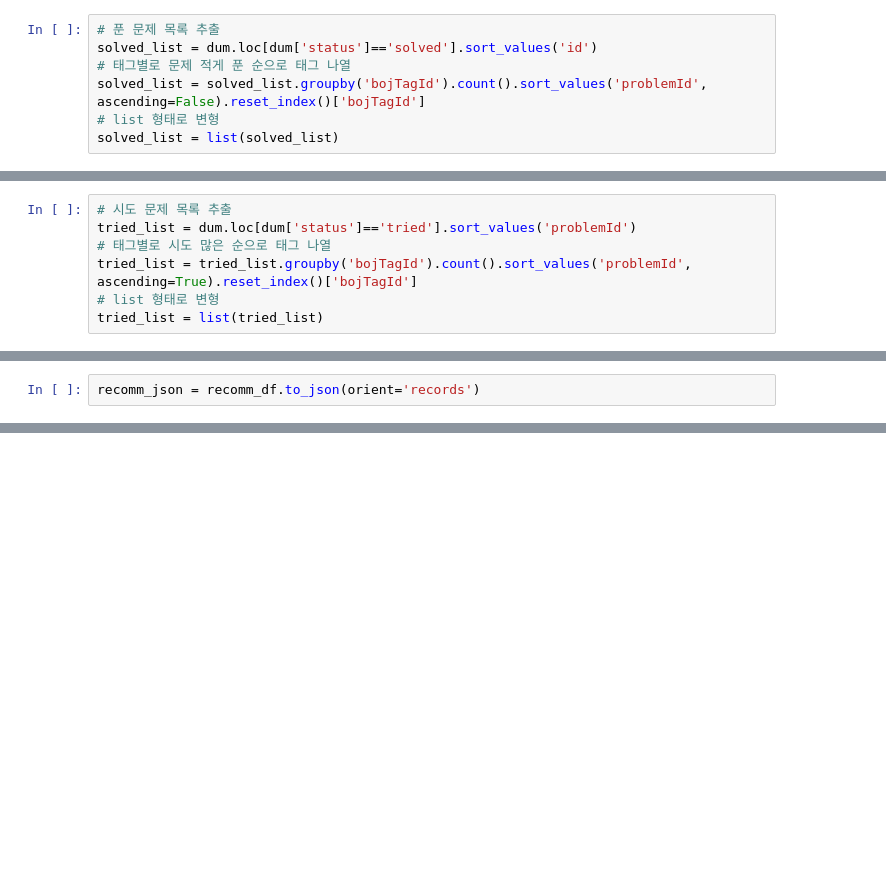
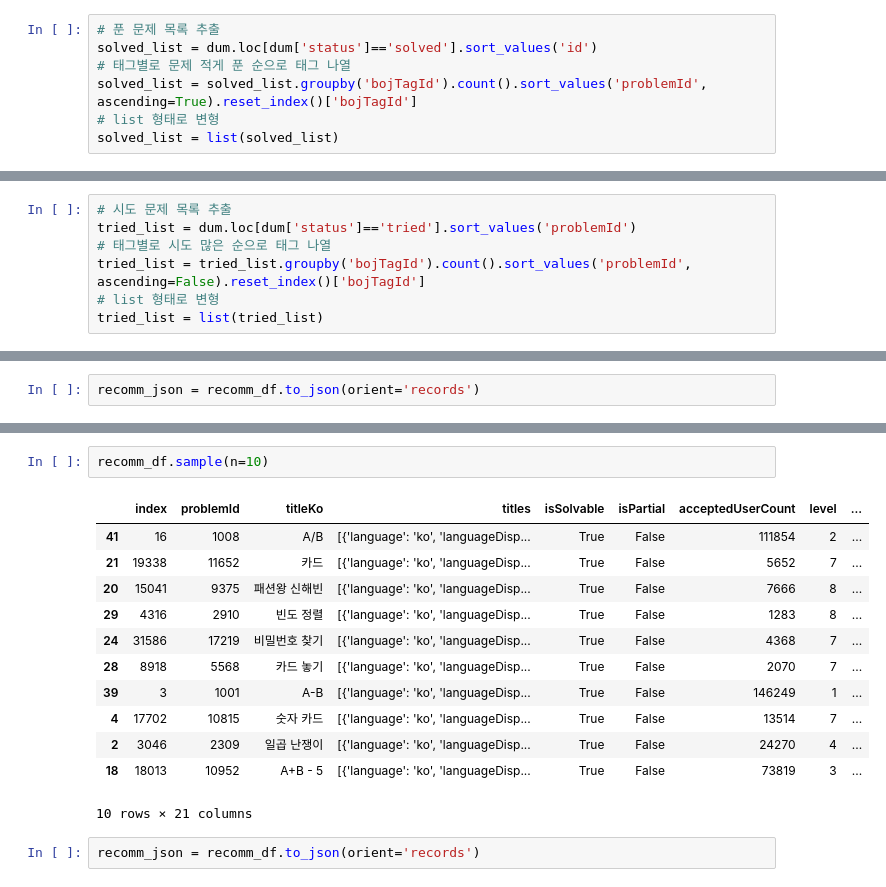
Before and after one commit to Algopulza/algopulza, a Jupyter notebook: bigdata/jupyter_notebook/test.ipynb, the cells around one changed output, grey strips where cells are left out. Saved outputs shown, nothing was run; the diff lists cells and outputs as text; blank space fills up the shorter version.

Commit message:
Feat: add user vulnerablity

```diff
--- a/bigdata/jupyter_notebook/test.ipynb
+++ b/bigdata/jupyter_notebook/test.ipynb
@@ -26,7 +26,7 @@ dum = pd.merge(dum_raw, df, how='left', left_on='id', right_on='problemId')
 # 푼 문제 목록 추출
 solved_list = dum.loc[dum['status']=='solved'].sort_values('id')
 # 태그별로 문제 적게 푼 순으로 태그 나열
-solved_list = solved_list.groupby('bojTagId').count().sort_values('problemId', ascending=False).reset_index()['bojTagId']
+solved_list = solved_list.groupby('bojTagId').count().sort_values('problemId', ascending=True).reset_index()['bojTagId']
 # list 형태로 변형
 solved_list = list(solved_list)
 # %%
@@ -42,7 +42,7 @@ for solved_tag in solved_list:
 # 시도 문제 목록 추출
 tried_list = dum.loc[dum['status']=='tried'].sort_values('problemId')
 # 태그별로 시도 많은 순으로 태그 나열
-tried_list = tried_list.groupby('bojTagId').count().sort_values('problemId', ascending=True).reset_index()['bojTagId']
+tried_list = tried_list.groupby('bojTagId').count().sort_values('problemId', ascending=False).reset_index()['bojTagId']
 # list 형태로 변형
 tried_list = list(tried_list)
 # %%
@@ -143,0 +162,17 @@ print(json.dumps(json.loads(recomm_json), indent="\t") )
+# %%
+recomm_df.sample(n=10)
+# %% [output]
+|  | index | problemId | titleKo | titles | isSolvable | isPartial | acceptedUserCount | level | ... |
+| 41 | 16 | 1008 | A/B | [{'language': 'ko', 'languageDisp... | True | False | 111854 | 2 | ... |
+| 21 | 19338 | 11652 | 카드 | [{'language': 'ko', 'languageDisp... | True | False | 5652 | 7 | ... |
+| 20 | 15041 | 9375 | 패션왕 신해빈 | [{'language': 'ko', 'languageDisp... | True | False | 7666 | 8 | ... |
+| 29 | 4316 | 2910 | 빈도 정렬 | [{'language': 'ko', 'languageDisp... | True | False | 1283 | 8 | ... |
+| 24 | 31586 | 17219 | 비밀번호 찾기 | [{'language': 'ko', 'languageDisp... | True | False | 4368 | 7 | ... |
+| 28 | 8918 | 5568 | 카드 놓기 | [{'language': 'ko', 'languageDisp... | True | False | 2070 | 7 | ... |
+| 39 | 3 | 1001 | A-B | [{'language': 'ko', 'languageDisp... | True | False | 146249 | 1 | ... |
+| 4 | 17702 | 10815 | 숫자 카드 | [{'language': 'ko', 'languageDisp... | True | False | 13514 | 7 | ... |
+| 2 | 3046 | 2309 | 일곱 난쟁이 | [{'language': 'ko', 'languageDisp... | True | False | 24270 | 4 | ... |
+| 18 | 18013 | 10952 | A+B - 5 | [{'language': 'ko', 'languageDisp... | True | False | 73819 | 3 | ... |
+10 rows × 21 columns
+# %%
+recomm_json = recomm_df.to_json(orient='records')
```
Also changed, not shown: parts of 4 cells of this notebook, 4 other files.
